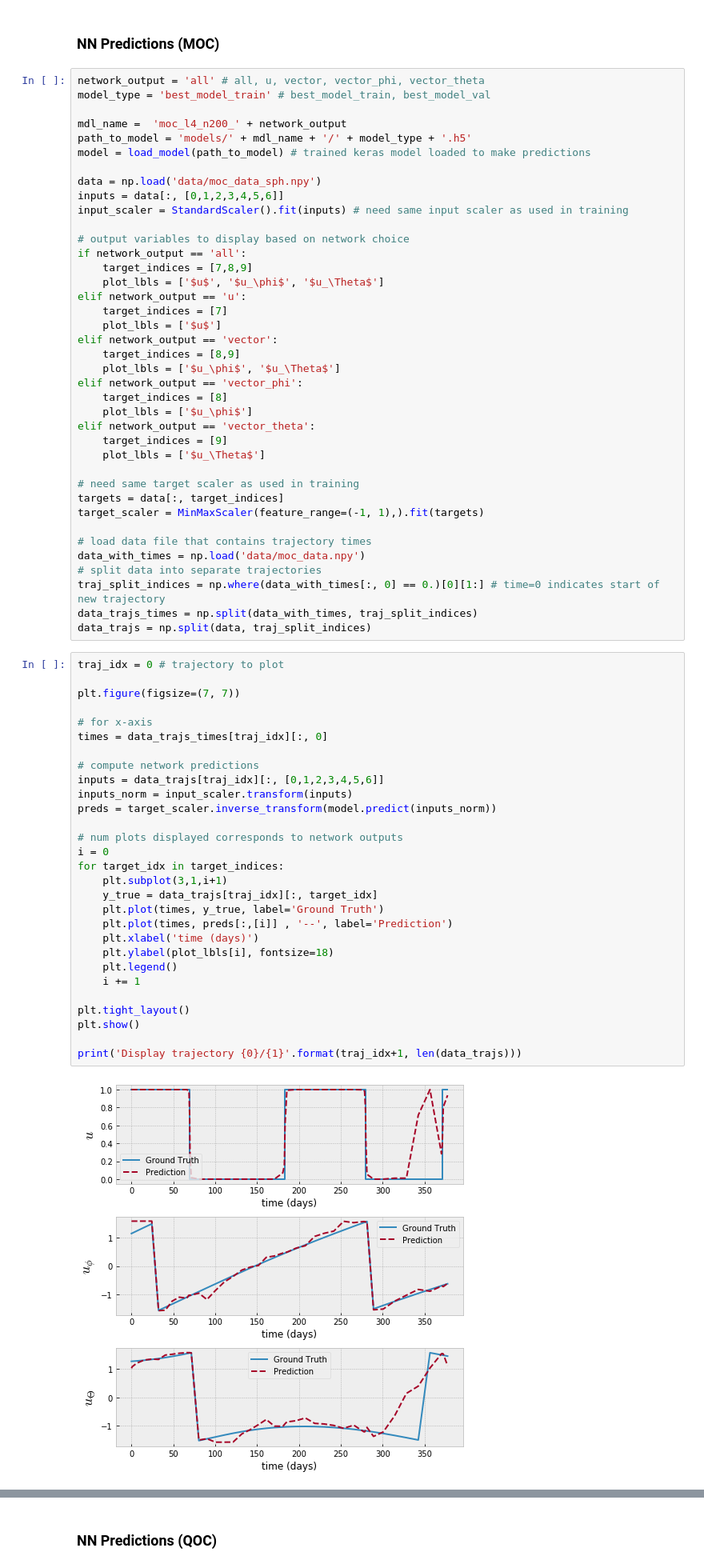
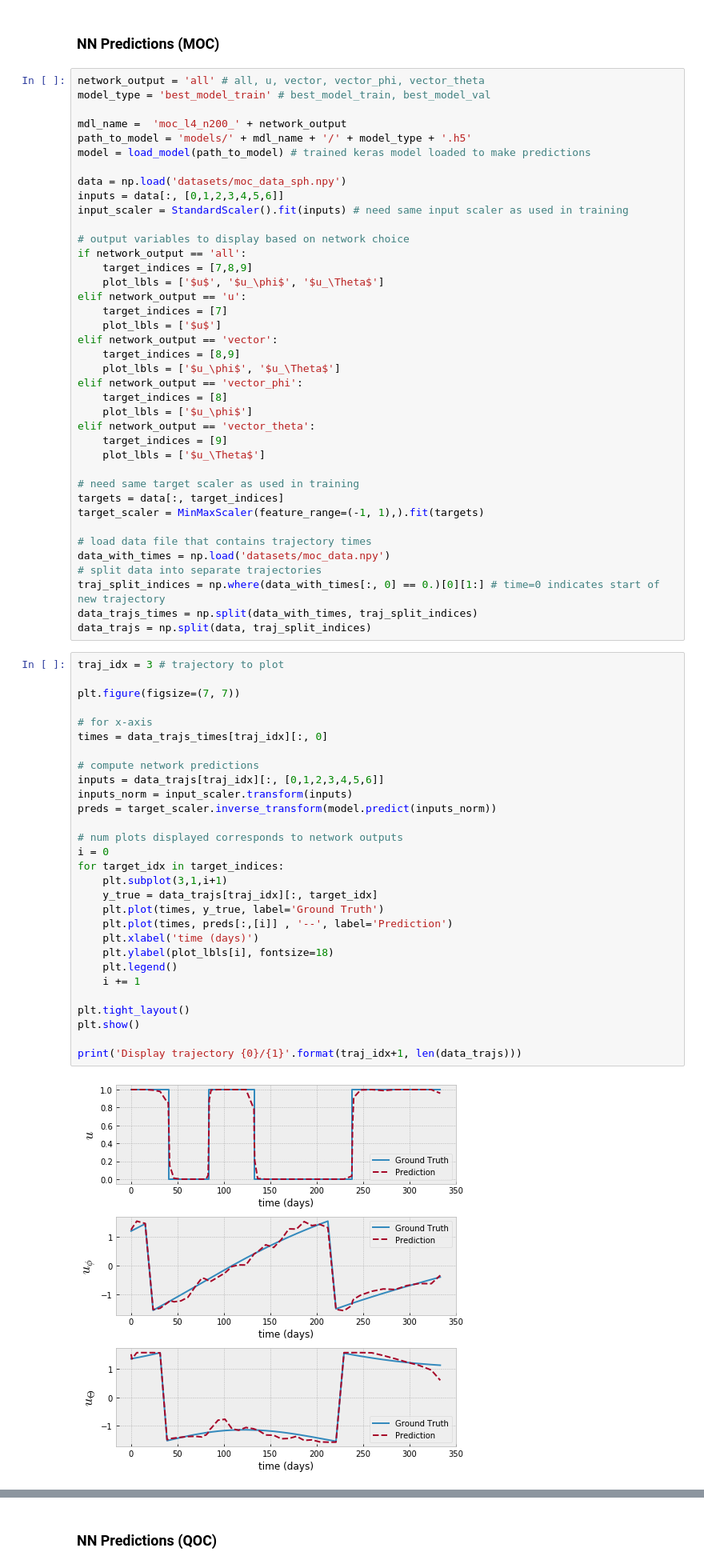
Before and after one commit to dvtailor/trajectory-deep-learning, a Jupyter notebook: ModelEvaluation.ipynb, the cells around one changed output, grey strips where cells are left out. Shown at 80% size. Saved outputs shown, nothing was run; the diff lists cells and outputs as text.

```diff
--- a/ModelEvaluation.ipynb
+++ b/ModelEvaluation.ipynb
@@ -118,7 +118,7 @@ mdl_name =  'moc_l4_n200_' + network_output
 path_to_model = 'models/' + mdl_name + '/' + model_type + '.h5'
 model = load_model(path_to_model) # trained keras model loaded to make predictions
 
-data = np.load('data/moc_data_sph.npy')
+data = np.load('datasets/moc_data_sph.npy')
 inputs = data[:, [0,1,2,3,4,5,6]]
 input_scaler = StandardScaler().fit(inputs) # need same input scaler as used in training
 
@@ -144,39 +144,39 @@ targets = data[:, target_indices]
 target_scaler = MinMaxScaler(feature_range=(-1, 1),).fit(targets)
 
 # load data file that contains trajectory times
-data_with_times = np.load('data/moc_data.npy')
+data_with_times = np.load('datasets/moc_data.npy')
 # split data into separate trajectories
 traj_split_indices = np.where(data_with_times[:, 0] == 0.)[0][1:] # time=0 indicates start of new trajectory
 data_trajs_times = np.split(data_with_times, traj_split_indices)
 data_trajs = np.split(data, traj_split_indices)
 # %%
-traj_idx = 0 # trajectory to plot
+traj_idx = 3 # trajectory to plot
 
 plt.figure(figsize=(7, 7))
 
 # for x-axis
 times = data_trajs_times[traj_idx][:, 0]
 
 # compute network predictions
 inputs = data_trajs[traj_idx][:, [0,1,2,3,4,5,6]]
 inputs_norm = input_scaler.transform(inputs)
 preds = target_scaler.inverse_transform(model.predict(inputs_norm))
 
 # num plots displayed corresponds to network outputs
 i = 0
 for target_idx in target_indices:
     plt.subplot(3,1,i+1)
     y_true = data_trajs[traj_idx][:, target_idx]
     plt.plot(times, y_true, label='Ground Truth')
     plt.plot(times, preds[:,[i]] , '--', label='Prediction')
     plt.xlabel('time (days)')
     plt.ylabel(plot_lbls[i], fontsize=18)
     plt.legend()
     i += 1
 
 plt.tight_layout()
 plt.show()
 
 print('Display trajectory {0}/{1}'.format(traj_idx+1, len(data_trajs)))
 # %% [output]
-[figure, old version]
+[figure, new version]
```
Also changed, not shown: parts of 5 cells of this notebook, 3 other files.
